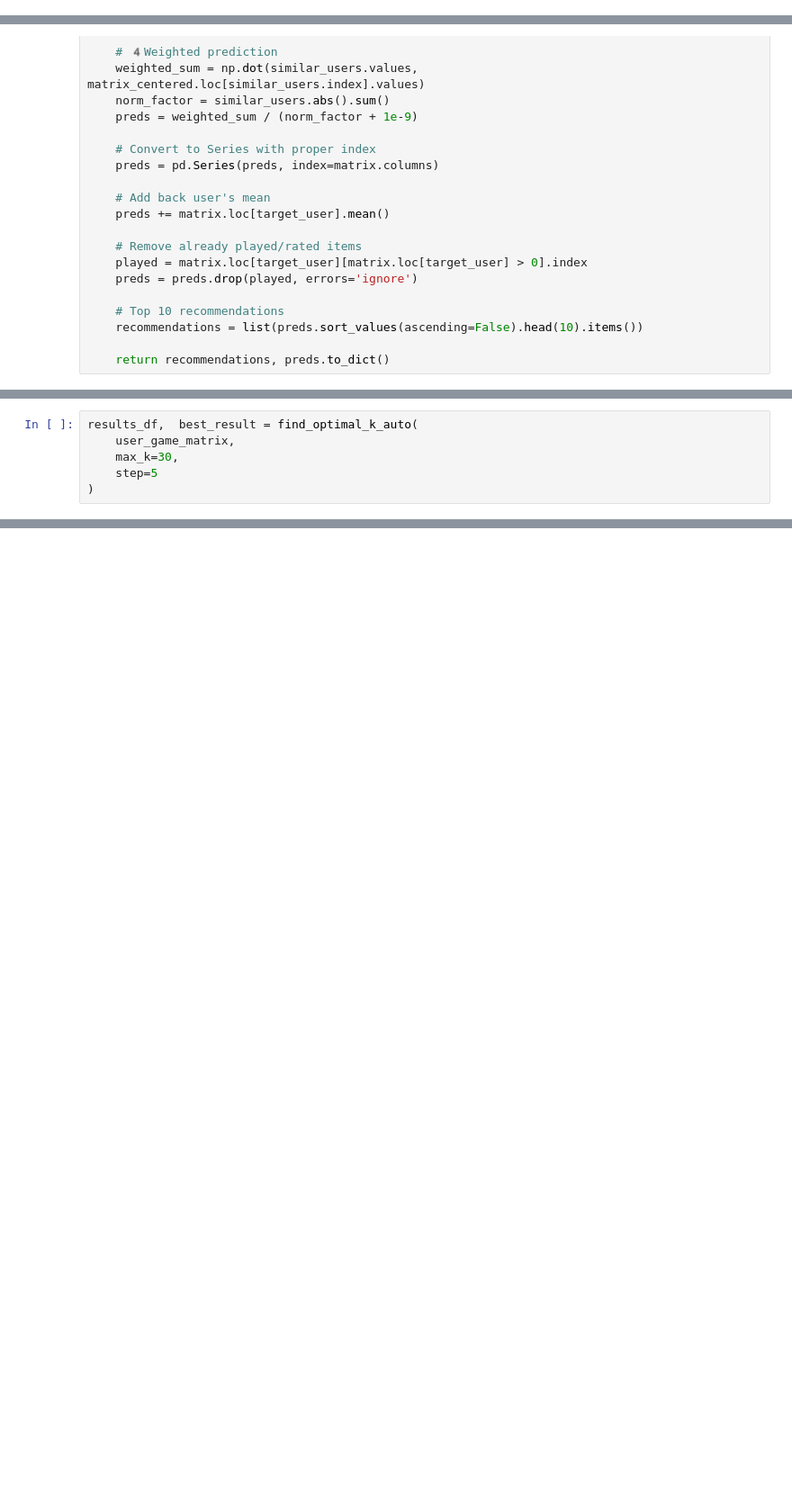
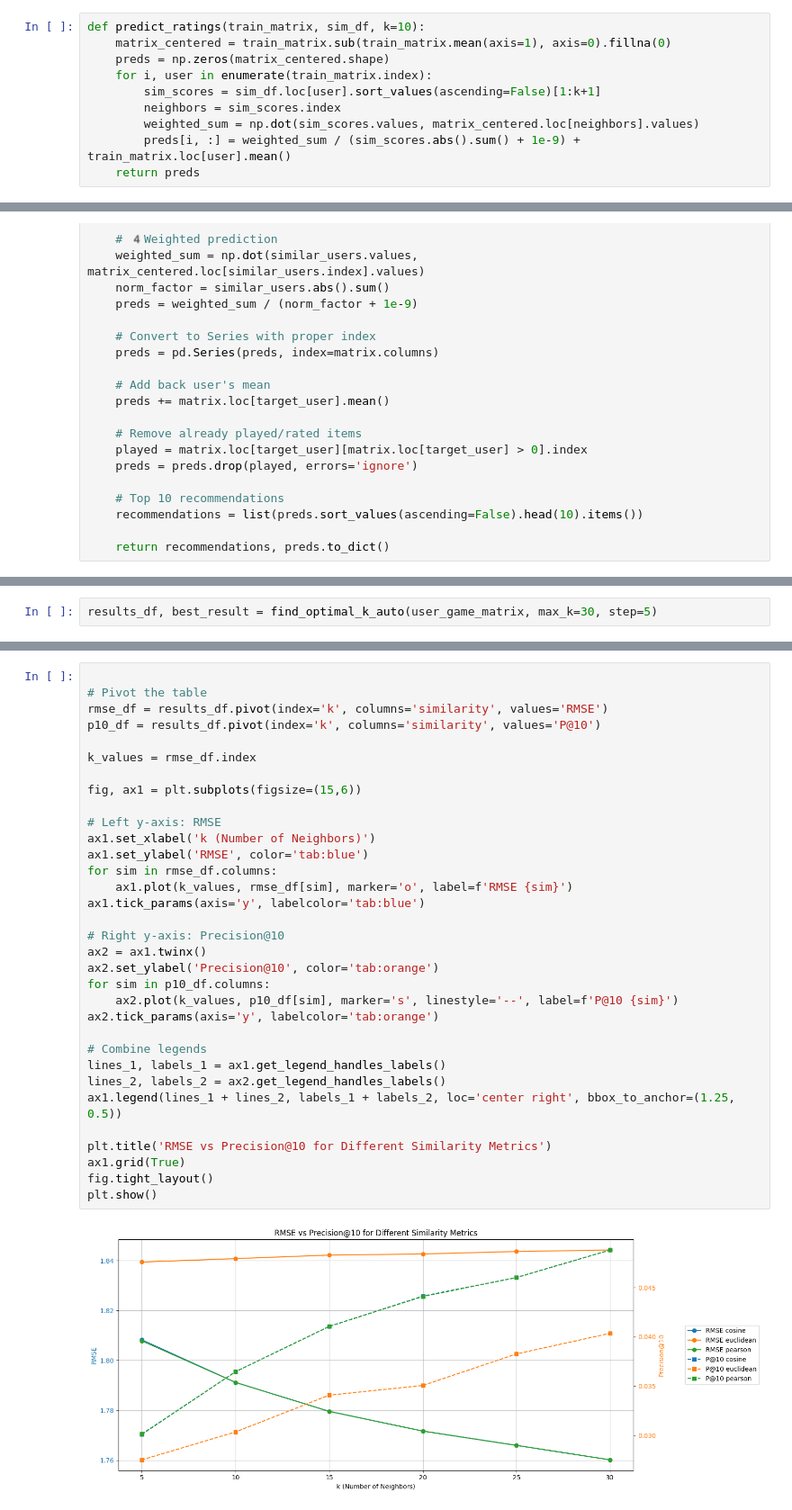
Before and after one commit to lyh0805/SC4020-data-mining, a Jupyter notebook: yuki/dataset2.ipynb, the cells around one changed output, grey strips where cells are left out. Shown at 90% size. Drawn from its saved outputs; the diff is of its cells as text; blank space fills up the shorter version.

Commit message:
updated & completed dataset 2
- tried to make the interface looks similar
- fine tune the model
- organised the code

```diff
--- a/yuki/dataset2.ipynb
+++ b/yuki/dataset2.ipynb
@@ -166,0 +255,10 @@ Users by rating count:
+# %%
+def predict_ratings(train_matrix, sim_df, k=10):
+    matrix_centered = train_matrix.sub(train_matrix.mean(axis=1), axis=0).fillna(0)
+    preds = np.zeros(matrix_centered.shape)
+    for i, user in enumerate(train_matrix.index):
+        sim_scores = sim_df.loc[user].sort_values(ascending=False)[1:k+1]
+        neighbors = sim_scores.index
+        weighted_sum = np.dot(sim_scores.values, matrix_centered.loc[neighbors].values)
+        preds[i, :] = weighted_sum / (sim_scores.abs().sum() + 1e-9) + train_matrix.loc[user].mean()
+    return preds
@@ -387,7 +367,3 @@ def find_optimal_k_auto(user_game_matrix, max_k=30, step=3, min_test_items=5, se
 # %%
-results_df,  best_result = find_optimal_k_auto(
-    user_game_matrix,
-    max_k=30,
-    step=5
-)
+results_df, best_result = find_optimal_k_auto(user_game_matrix, max_k=30, step=5)
 # %% [output]
@@ -491 +423,36 @@ display(df[['k','metric','P@5','R@5','P@10','R@10','NDCG@10']])
+# %%
+
+# Pivot the table
+rmse_df = results_df.pivot(index='k', columns='similarity', values='RMSE')
+p10_df = results_df.pivot(index='k', columns='similarity', values='P@10')
+
+k_values = rmse_df.index
+
+fig, ax1 = plt.subplots(figsize=(15,6))
+
+# Left y-axis: RMSE
+ax1.set_xlabel('k (Number of Neighbors)')
+ax1.set_ylabel('RMSE', color='tab:blue')
+for sim in rmse_df.columns:
+    ax1.plot(k_values, rmse_df[sim], marker='o', label=f'RMSE {sim}')
+ax1.tick_params(axis='y', labelcolor='tab:blue')
+
+# Right y-axis: Precision@10
+ax2 = ax1.twinx()
+ax2.set_ylabel('Precision@10', color='tab:orange')
+for sim in p10_df.columns:
+    ax2.plot(k_values, p10_df[sim], marker='s', linestyle='--', label=f'P@10 {sim}')
+ax2.tick_params(axis='y', labelcolor='tab:orange')
+
+# Combine legends
+lines_1, labels_1 = ax1.get_legend_handles_labels()
+lines_2, labels_2 = ax2.get_legend_handles_labels()
+ax1.legend(lines_1 + lines_2, labels_1 + labels_2, loc='center right', bbox_to_anchor=(1.25, 0.5))
+
+plt.title('RMSE vs Precision@10 for Different Similarity Metrics')
+ax1.grid(True)
+fig.tight_layout()
+plt.show()
+# %% [output]
+[figure, added]
 # %%
```
Also changed, not shown: parts of 31 cells of this notebook.
